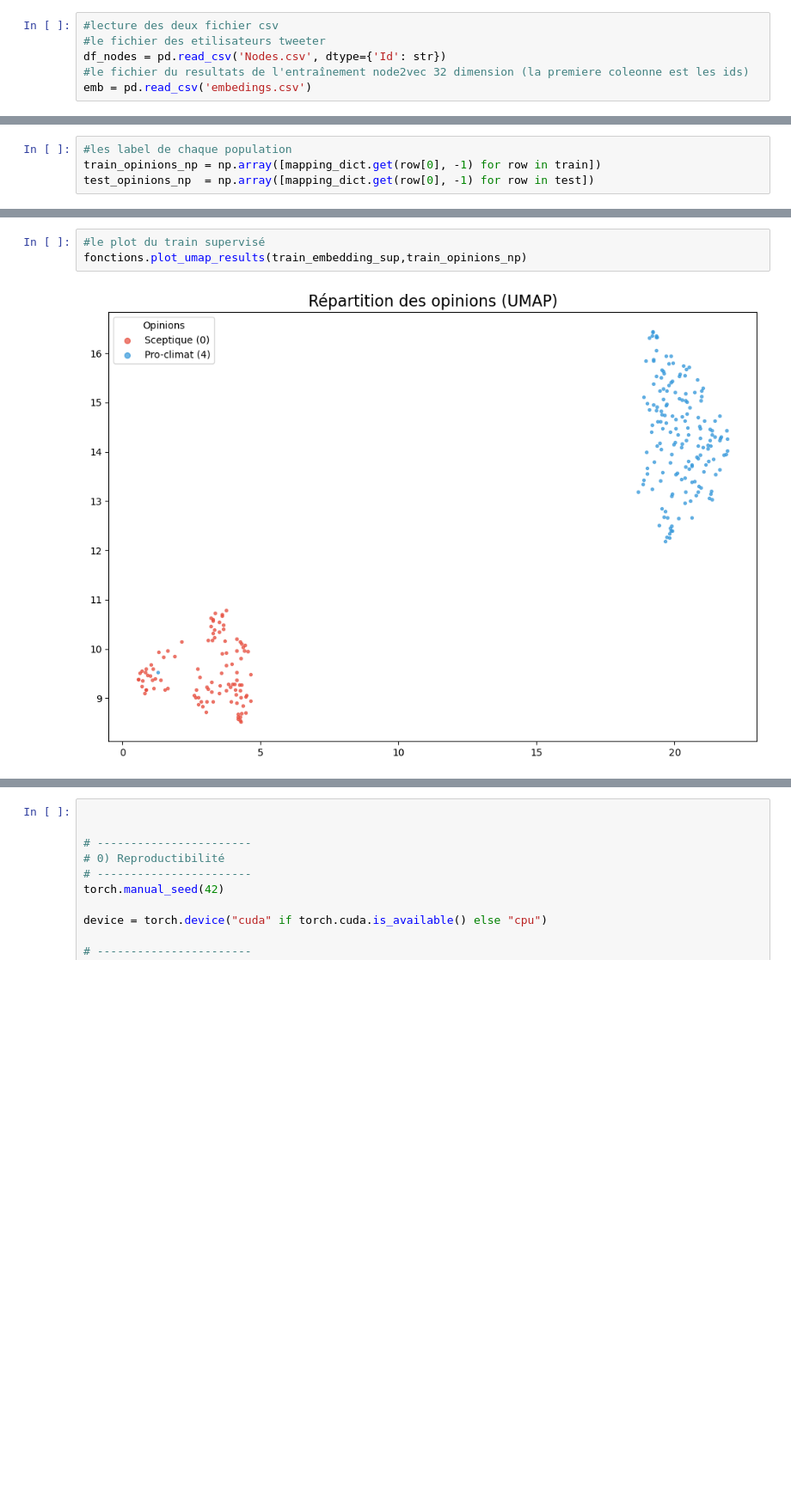
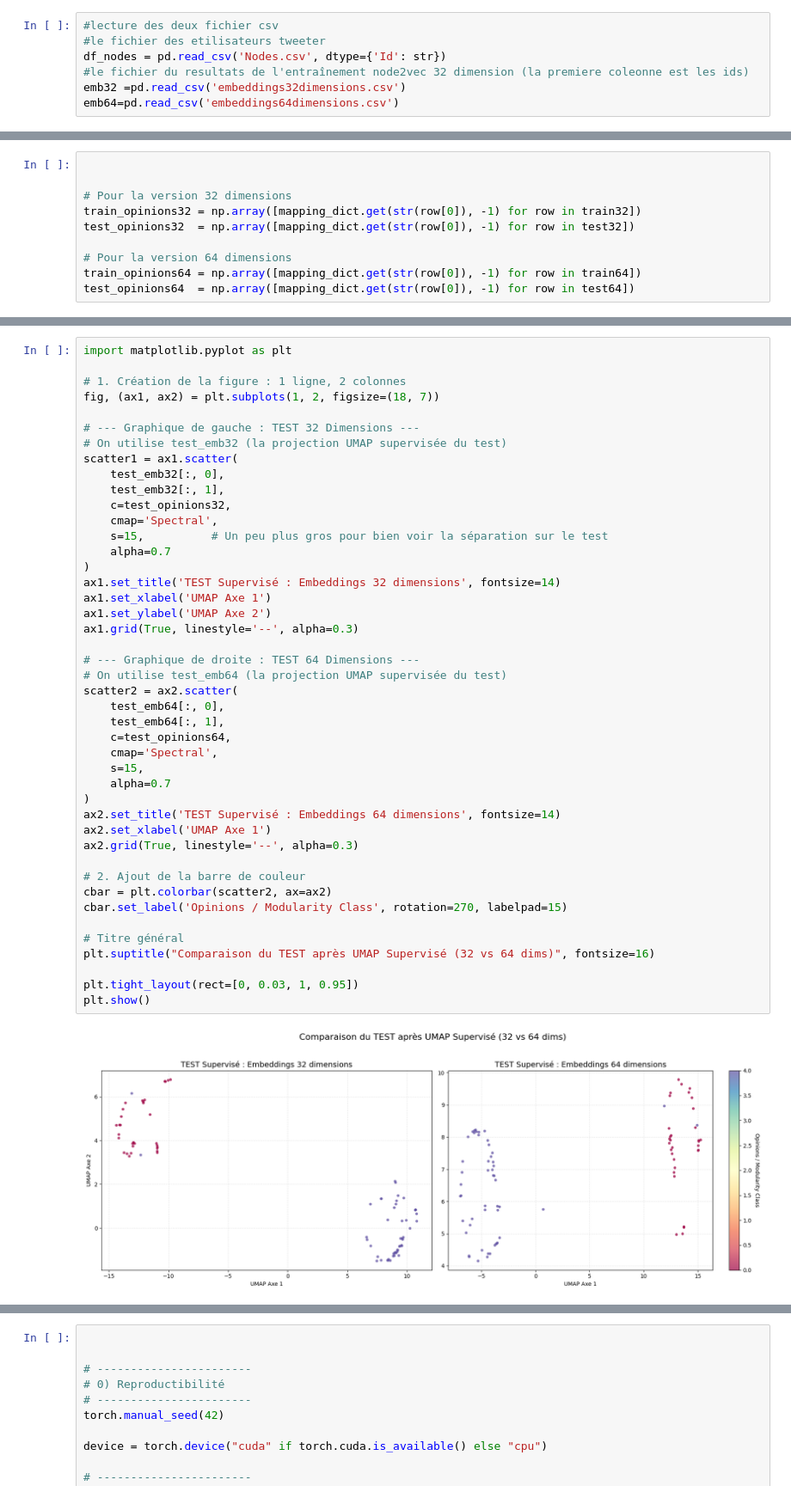
Before and after one commit to MenadAcheraiou/embeddingGraphesIA, a Jupyter notebook: umap_gnn.ipynb, the cells around one changed output, grey strips where cells are left out. Shown at 86% size. Cells and saved outputs as stored; diff of their text form; blank space fills up the shorter version.

```diff
--- a/umap_gnn.ipynb
+++ b/umap_gnn.ipynb
@@ -79,4 +100,5 @@ Le graphe final contient 43168 utilisateurs.
 #le fichier des etilisateurs tweeter
 df_nodes = pd.read_csv('Nodes.csv', dtype={'Id': str})
 #le fichier du resultats de l'entraînement node2vec 32 dimension (la premiere coleonne est les ids)
-emb = pd.read_csv('embedings.csv')
+emb32 =pd.read_csv('embeddings32dimensions.csv')
+emb64=pd.read_csv('embeddings64dimensions.csv')
@@ -114,5 +157,11 @@ test_emb=reducer.transform(test_)
 # %%
-#les label de chaque population
-train_opinions_np = np.array([mapping_dict.get(row[0], -1) for row in train])
-test_opinions_np  = np.array([mapping_dict.get(row[0], -1) for row in test])
+
+
+# Pour la version 32 dimensions
+train_opinions32 = np.array([mapping_dict.get(str(row[0]), -1) for row in train32])
+test_opinions32  = np.array([mapping_dict.get(str(row[0]), -1) for row in test32])
+
+# Pour la version 64 dimensions
+train_opinions64 = np.array([mapping_dict.get(str(row[0]), -1) for row in train64])
+test_opinions64  = np.array([mapping_dict.get(str(row[0]), -1) for row in test64])
 # %%
@@ -199,6 +476,47 @@ test_emb_sup=reducers_sup.transform(test_)
 # %%
-#le plot du train supervisé
-fonctions.plot_umap_results(train_embedding_sup,train_opinions_np)
+import matplotlib.pyplot as plt
+
+# 1. Création de la figure : 1 ligne, 2 colonnes
+fig, (ax1, ax2) = plt.subplots(1, 2, figsize=(18, 7))
+
+# --- Graphique de gauche : TEST 32 Dimensions ---
+# On utilise test_emb32 (la projection UMAP supervisée du test)
+scatter1 = ax1.scatter(
+    test_emb32[:, 0],
+    test_emb32[:, 1],
+    c=test_opinions32,
+    cmap='Spectral',
+    s=15,          # Un peu plus gros pour bien voir la séparation sur le test
+    alpha=0.7
+)
+ax1.set_title('TEST Supervisé : Embeddings 32 dimensions', fontsize=14)
+ax1.set_xlabel('UMAP Axe 1')
+ax1.set_ylabel('UMAP Axe 2')
+ax1.grid(True, linestyle='--', alpha=0.3)
+
+# --- Graphique de droite : TEST 64 Dimensions ---
+# On utilise test_emb64 (la projection UMAP supervisée du test)
+scatter2 = ax2.scatter(
+    test_emb64[:, 0],
+    test_emb64[:, 1],
+    c=test_opinions64,
+    cmap='Spectral',
+    s=15,
+    alpha=0.7
+)
+ax2.set_title('TEST Supervisé : Embeddings 64 dimensions', fontsize=14)
+ax2.set_xlabel('UMAP Axe 1')
+ax2.grid(True, linestyle='--', alpha=0.3)
+
+# 2. Ajout de la barre de couleur
+cbar = plt.colorbar(scatter2, ax=ax2)
+cbar.set_label('Opinions / Modularity Class', rotation=270, labelpad=15)
+
+# Titre général
+plt.suptitle("Comparaison du TEST après UMAP Supervisé (32 vs 64 dims)", fontsize=16)
+
+plt.tight_layout(rect=[0, 0.03, 1, 0.95])
+plt.show()
 # %% [output]
-[figure, old version]
+[figure, new version]
 # %%
```
Also changed, not shown: parts of 32 cells of this notebook, 56 other files.
